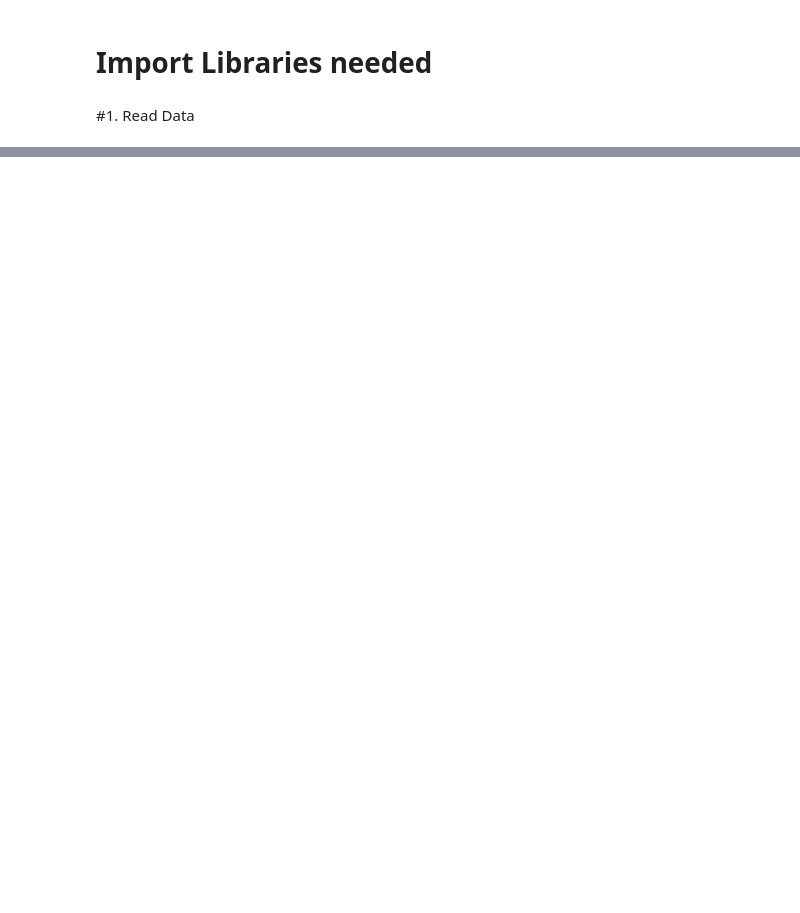
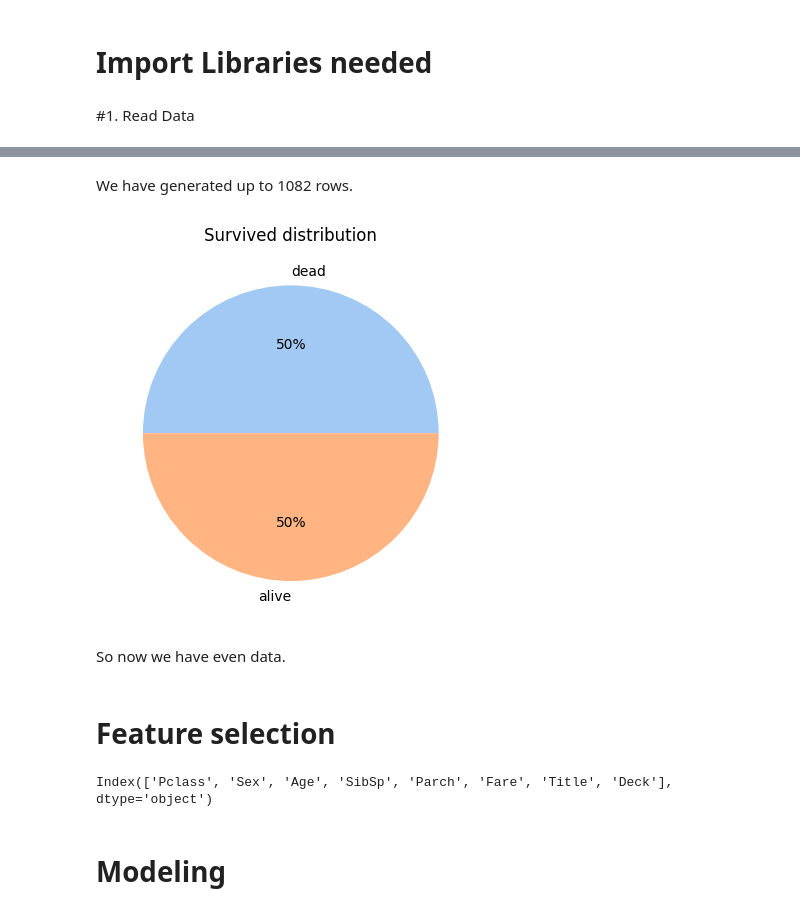
Before and after one commit to MauriRubioJob/K_Titanic_ML_Modeling, a Jupyter notebook: titanic-death-modeling.ipynb, the cells around one changed output, grey strips where cells are left out. Cells and saved outputs as stored; diff of their text form; code cells hidden in the pictures; blank space fills up the shorter version.

```diff
--- a/titanic-death-modeling.ipynb
+++ b/titanic-death-modeling.ipynb
@@ -46,0 +79,28 @@ We will preprocess the whole Data Frame, to later trains models and test them.
+# %% [markdown]
+We have generated up to 1082 rows.
+# %%
+pieid = y_resampled["Survived"].value_counts()
+
+#define Seaborn color palette to use
+colors = sns.color_palette('pastel')[0:5]
+
+#create pie chart
+plt.pie( pieid.values, labels = ["dead","alive"], colors = colors, autopct='%.0f%%')
+
+plt.title("Survived distribution")
+plt.show()
+# %% [output]
+[figure, added]
+# %% [markdown]
+So now we have even data.
+# %% [markdown]
+# Feature selection
+# %%
+from sklearn.feature_selection import VarianceThreshold
+
+first_method = VarianceThreshold(threshold= 0.01)
+first_method.fit(X_resampled)
+selected_mask = first_method.get_support()
+X_resampled.columns[selected_mask]
+# %% [output]
+Index(['Pclass', 'Sex', 'Age', 'SibSp', 'Parch', 'Fare', 'Title', 'Deck'], dtype='object')
@@ -46,0 +109,2 @@ We will preprocess the whole Data Frame, to later trains models and test them.
+# %% [markdown]
+# Modeling
```
Also changed, not shown: parts of 53 cells of this notebook.
